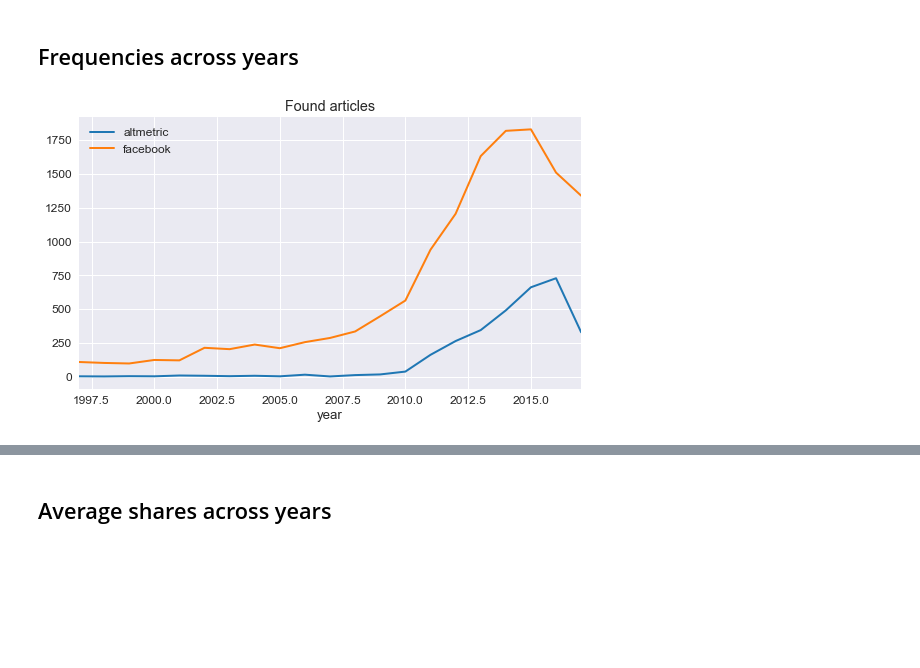
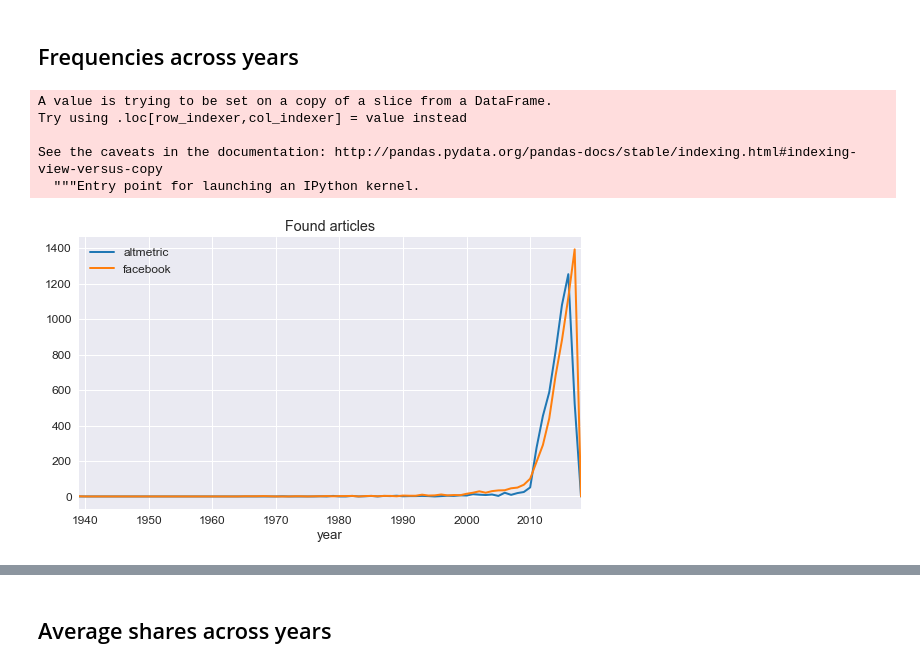
Before and after one commit to ScholCommLab/fhe-public-private, a Jupyter notebook: 03-PKP-analysis.ipynb, the cells around one changed output, grey strips where cells are left out. Drawn from its saved outputs; the diff is of its cells as text; code cells hidden in the pictures; blank space fills up the shorter version.

```diff
--- a/03-PKP-analysis.ipynb
+++ b/03-PKP-analysis.ipynb
@@ -124,0 +184,21 @@ Total removed papers: 75073
+# %%
+# bad_resolves = list(full_df.doi_resolve_status != "200")
+df = full_df[full_df['doi_resolve_status'] == "200"]
+print(len(df))
+
+#bad_urls = list(full_df.doi_url.value_counts().keys()[full_df.doi_url.value_counts() > 1])
+#bad_url_papers = [x in bad_urls for x in full_df.doi_url]
+df = df[~df.duplicated(subset=['doi_url'], keep=False)]
+print(len(df))
+
+#bad_og_id = list(full_df.fb_og_id.value_counts().keys()[full_df.fb_og_id.value_counts() > 1])[1:]
+#bad_og_papers = [x in bad_og_id for x in full_df.fb_og_id]
+df = df[~df.fb_og_id.isnull() & ~df.duplicated(subset=['fb_og_id'], keep=False)]
+print(len(df))
+
+min_year = 2010
+max_year = 2018
+# too_early = [x < min_year for x in full_df.year]
+# too_late = [x > max_year for x in full_df.year]
+df = df[df['year'].between(min_year, max_year)]
+print(len(df))
@@ -133,12 +243,18 @@ df[['year', 'am_share_count', 'fb_share_count']];
 # %% [markdown]
 ## Frequencies across years
 # %%
+df['fb_share_count'] = df.fb_share_count.map(lambda x: np.nan if x == 0 else x)
 df.groupby(['year'])[['am_share_count', 'fb_share_count']].count().plot();
 # plt.xlim([min_year, max_year]);
 plt.gca().legend(labels=["altmetric", "facebook"]);
 plt.title("Found articles");
 # %% [output]
+A value is trying to be set on a copy of a slice from a DataFrame.
+Try using .loc[row_indexer,col_indexer] = value instead
+
+See the caveats in the documentation: http://pandas.pydata.org/pandas-docs/stable/indexing.html#indexing-view-versus-copy
+  """Entry point for launching an IPython kernel.
-[figure, old version]
+[figure, new version]
 # %%
 a = df.groupby(['year']).count()
 (100*a[['am_share_count', 'fb_share_count']].divide(a.date,0)).plot();
```
Also changed, not shown: parts of 16 cells of this notebook, 1 other file.
